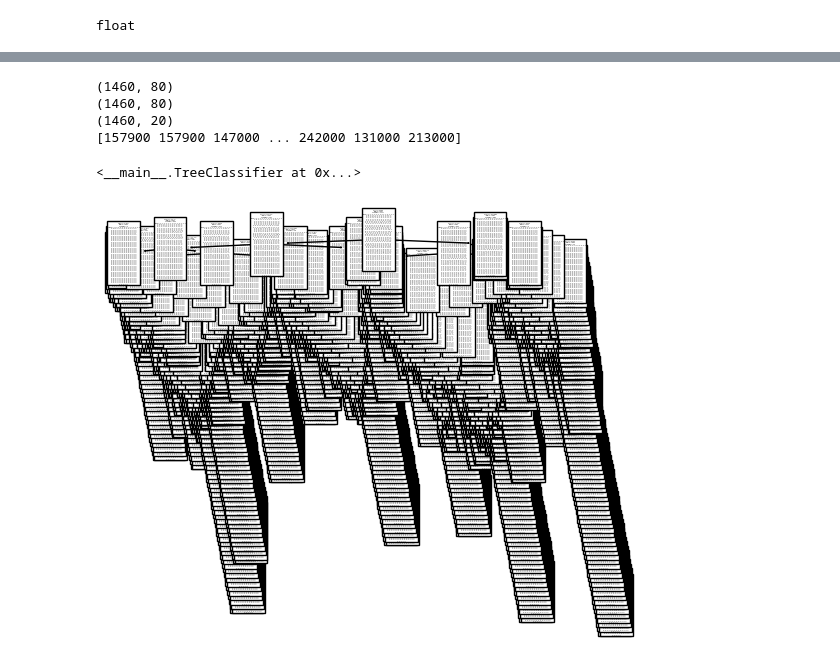
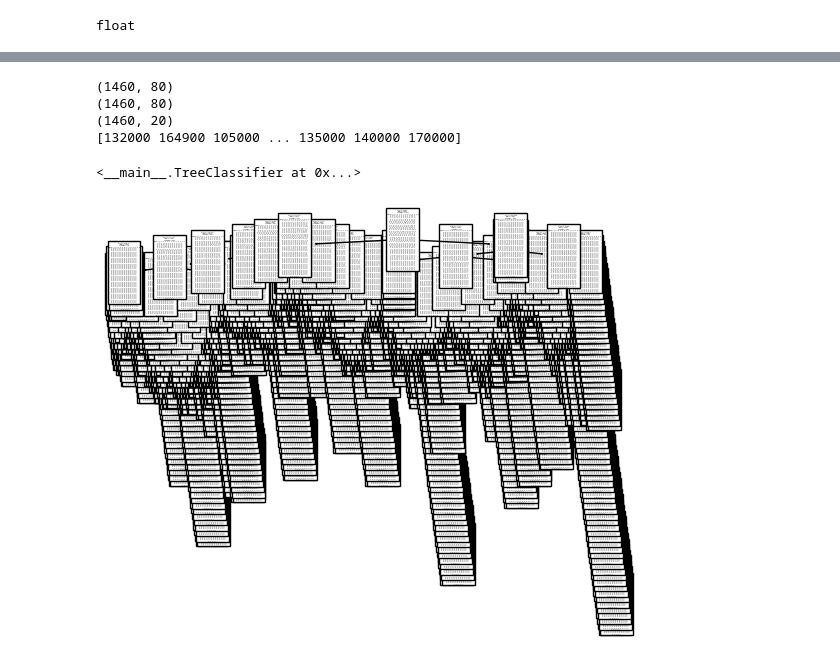
Before and after one commit to Kacper-W-Kozdon/kaggle-houses-pricing, a Jupyter notebook: notebook0706d609ae.ipynb, the cells around one changed output, grey strips where cells are left out. Saved outputs shown, nothing was run; the diff lists cells and outputs as text; code cells hidden in the pictures.

Commit message:
Kaggle Notebook | notebook0706d609ae | working dec tree w/ feat select; next: rand forest

```diff
--- a/notebook0706d609ae.ipynb
+++ b/notebook0706d609ae.ipynb
@@ -151,12 +151,14 @@ None
 class TreeClassifier():
     def __init__(self):
 
+        self.classifierFS = tree.DecisionTreeClassifier()
         self.classifier = tree.DecisionTreeClassifier()
         self.pca = None
         self.max_features = 20
         self.predictions = None
+        self.model = None
 
-    def __feature_selection__(self, X, train = 1):
+    def __feature_selection__(self, X, Y = None, train = 1):
         if train == 1:
             pca = PCA()
 
@@ -165,25 +167,29 @@ class TreeClassifier():
 
             self.pca = pca
 
-            self.classifier = SelectFromModel(self.classifier, prefit = False, max_features = self.max_features)
+            self.model = SelectFromModel(self.classifierFS, prefit = False, max_features = self.max_features)
+            self.classifierFS.fit(S_, Y)
+            S_ = self.model.transform(S_)
+
 
 
         if train == 0:
 
             S_ = self.pca.transform(np.array(X))
+            S_ = self.model.transform(S_)
 
         return S_, self
 
     def train(self, X, Y):
 
-        classifier = self.classifier
         Xfs = copy.copy(X)
         print(Xfs.shape)
-        Xfs, _ = self.__feature_selection__(Xfs)
-        classifier.fit(Xfs, Y)
-        Xfs = self.classifier.transform(Xfs)
+        Xfs, _ = self.__feature_selection__(Xfs, Y)
+
         print(Xfs.shape)
-        self.classifier = classifier
+
+        self.classifier.fit(Xfs, Y)
+
         return self
 
     def plt(self):
@@ -195,33 +201,33 @@ class TreeClassifier():
 #        pdf_reader = PyPDF2.PdfReader(f)
 #        page = pdf_reader.pages[0]
 #
 #        count = 0
 #
 #        for image_file_object in page.images:
 #            with open(str(count) + image_file_object.name, "wb") as fp:
 #                fp.write(image_file_object.data)
 #                count += 1
 
     def pred(self, X, Y):
         Xfs = copy.copy(X)
 #        print(Xpca)
-        Xfs, _ = self.__feature_selection__(Xfs, 0)
+        Xfs, _ = self.__feature_selection__(Xfs, train = 0)
         self.predictions = self.classifier.predict(Xfs)
 
         print(self.predictions)
         return self
 
 
 XTrain, YTrain = data_prep(train, trainDict)
 XTest = data_prep(test, trainDict, test = 1)
 Tree = TreeClassifier()
 Tree.train(XTrain, YTrain)
 Tree.plt()
 Tree.pred(XTest, YTrain)
 # %% [output]
 (1460, 80)
 (1460, 80)
 (1460, 20)
-[157900 157900 147000 ... 242000 131000 213000]
+[132000 164900 105000 ... 135000 140000 170000]
 <__main__.TreeClassifier at 0x...>
-[figure, old version]
+[figure, new version]
```
Also changed, not shown: parts of 4 cells of this notebook.
